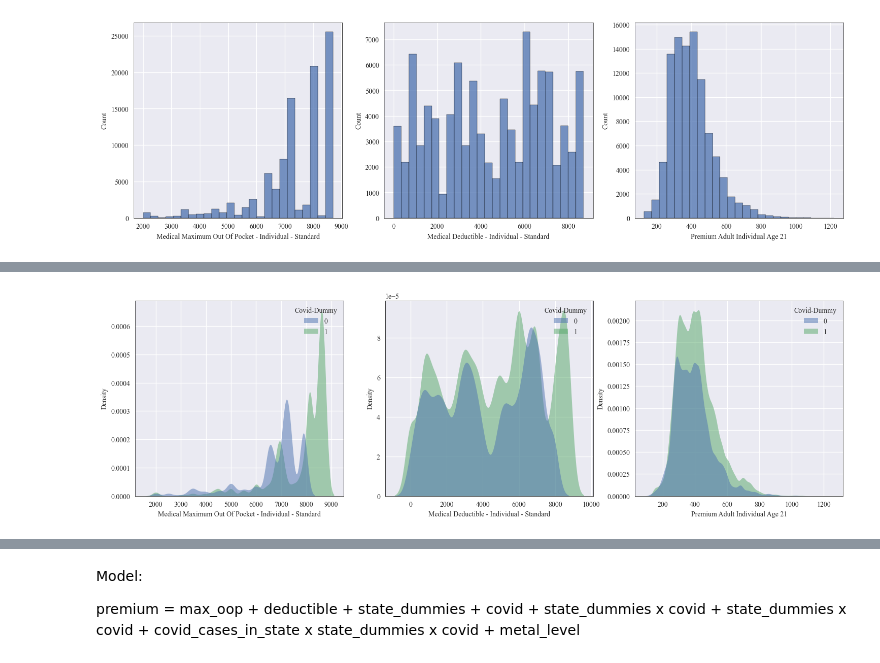
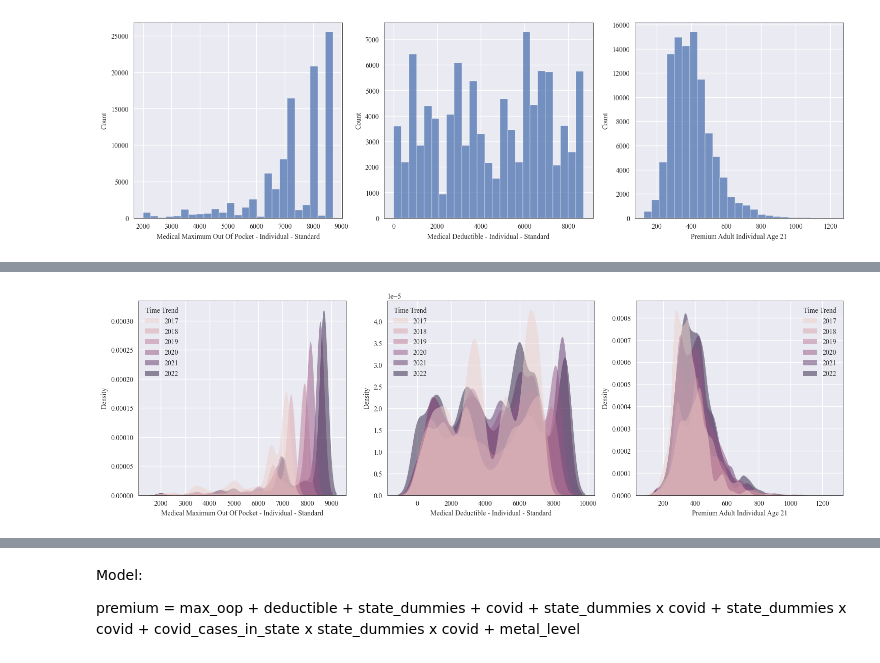
Before and after one commit to samaypanwar/HEALTH-ECONS, a Jupyter notebook: group_project/EDA.ipynb, the cells around one changed output, grey strips where cells are left out. Drawn from its saved outputs; the diff is of its cells as text; code cells hidden in the pictures.

```diff
--- a/group_project/EDA.ipynb
+++ b/group_project/EDA.ipynb
@@ -30,6 +30,6 @@ The autoreload extension is already loaded. To reload it, use:
 # %%
-df = pd.read_csv('cleaned_data/main_data_file.csv')
-df.info()
+df_premiums = pd.read_csv('data/main_data_file.csv')
+df_premiums.info()
 # %% [output]
 <class 'pandas.core.frame.DataFrame'>
 RangeIndex: 97134 entries, 0 to 97133
@@ -95,10 +130,14 @@ sns.histplot(df['Premium Adult Individual Age 21'], bins = 25, ax=ax[2]);
 # %%
 fig, ax = plt.subplots(nrows = 1, ncols = 3, figsize = (18, 5))
-sns.kdeplot(data = df, x = 'Medical Maximum Out Of Pocket - Individual - Standard', hue = 'Covid-Dummy', ax=ax[0], fill=True,
+plot1 = sns.kdeplot(data = df_premiums, x = 'Medical Maximum Out Of Pocket - Individual - Standard', hue = 'Time Trend', ax=ax[0], fill=True,
    alpha=.5, linewidth=0);
-sns.kdeplot(data = df, x = 'Medical Deductible - Individual - Standard', hue = 'Covid-Dummy', ax=ax[1], fill=True,
+plot2 = sns.kdeplot(data = df_premiums, x = 'Medical Deductible - Individual - Standard', hue = 'Time Trend', ax=ax[1], fill=True,
    alpha=.5, linewidth=0);
-sns.kdeplot(data = df, x = 'Premium Adult Individual Age 21', hue = 'Covid-Dummy', ax=ax[2], fill=True,
+plot3 = sns.kdeplot(data = df_premiums, x = 'Premium Adult Individual Age 21', hue = 'Time Trend', ax=ax[2], fill=True,
    alpha=.5, linewidth=0);
+
+sns.move_legend(plot1, "upper left")
+sns.move_legend(plot2, "upper left")
+sns.move_legend(plot3, "upper right")
 # %% [output]
-[figure, old version]
+[figure, new version]
```
Also changed, not shown: parts of 25 cells of this notebook, 22 other files.
